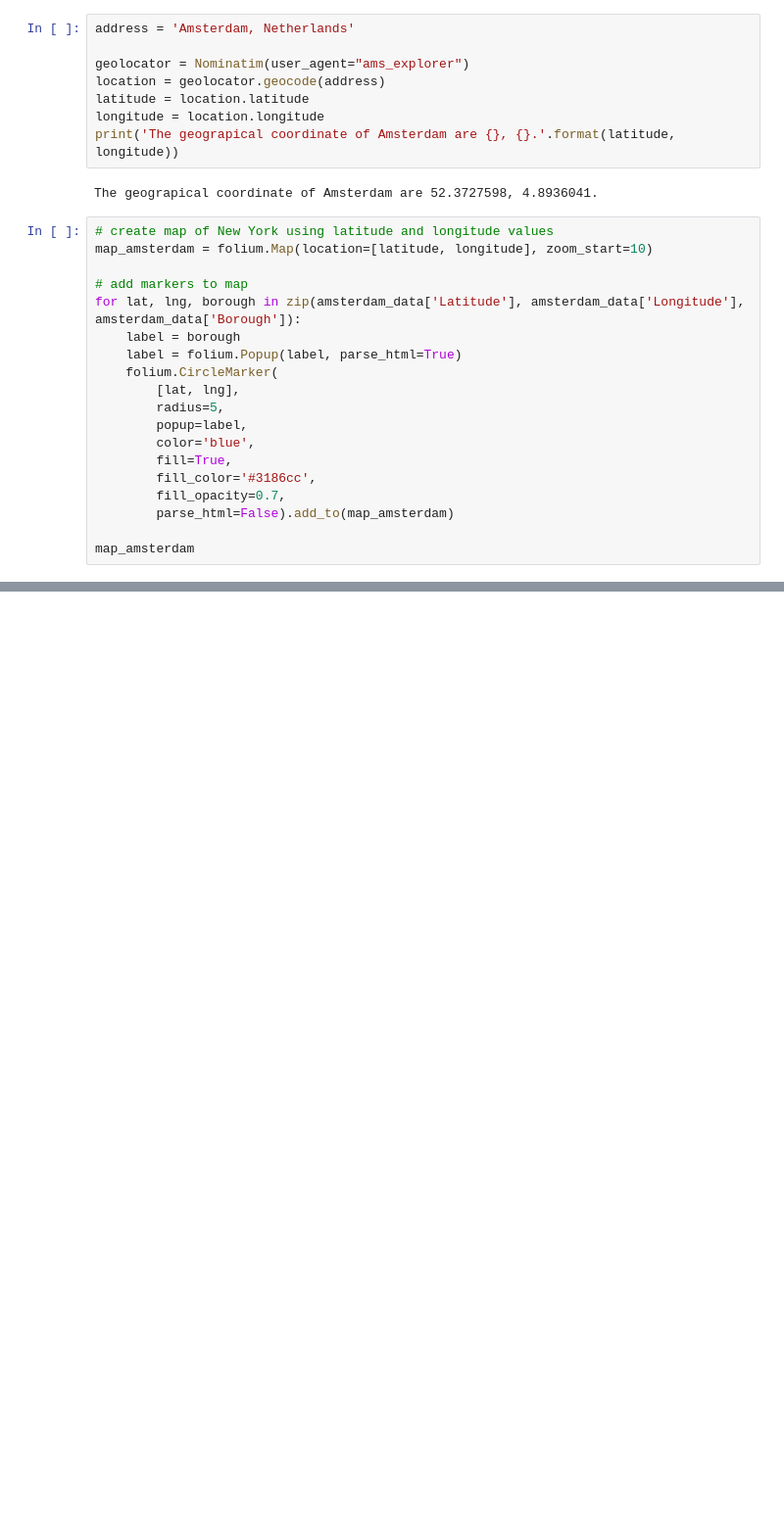
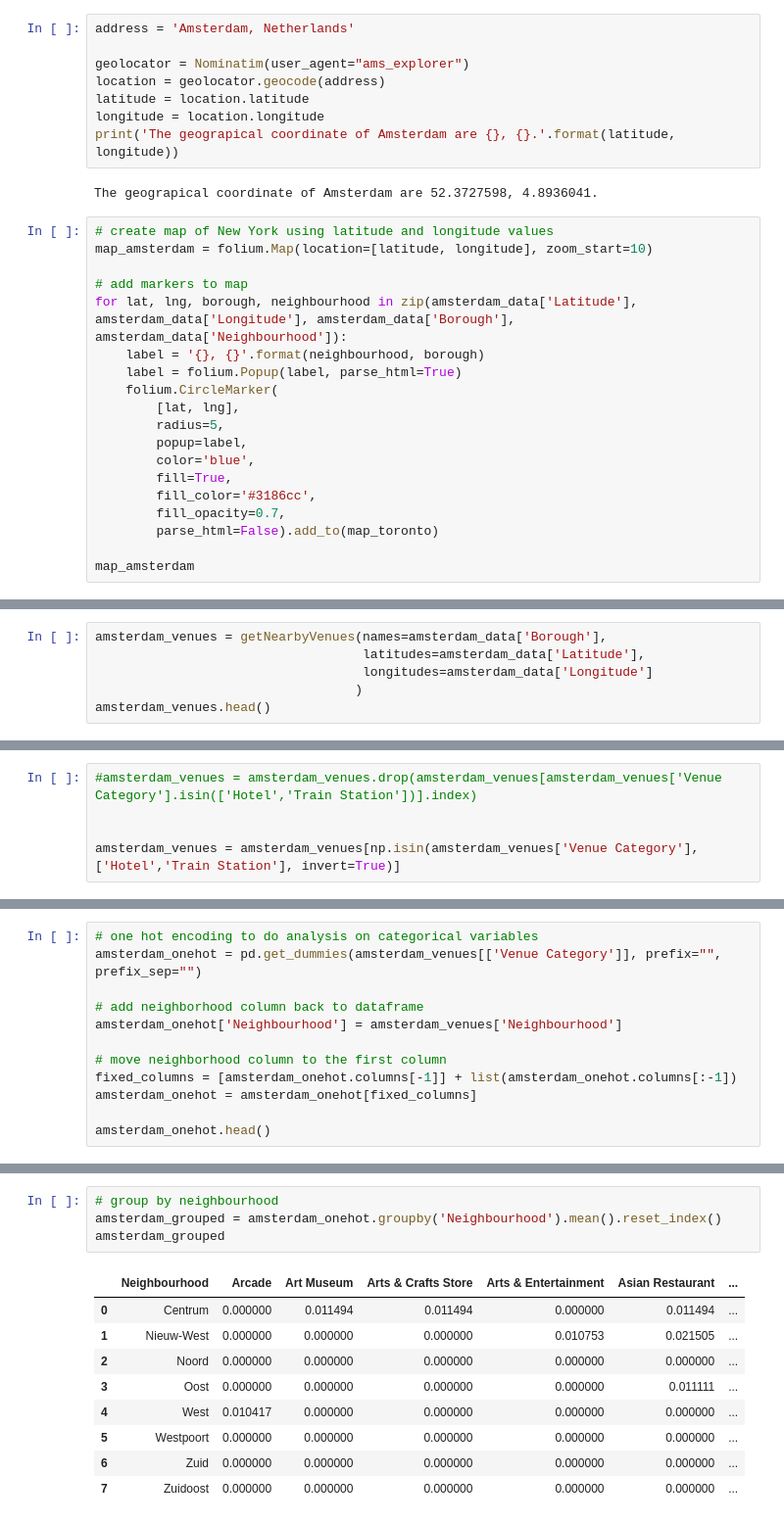
Before and after one commit to dvnooij/Coursera_Capstone, a Jupyter notebook: Capstone project - Report.ipynb, the cells around one changed output, grey strips where cells are left out. Shown: that part at 98% size. Drawn from its saved outputs; the diff is of its cells as text; blank space fills up the shorter version.

```diff
--- a/Capstone project - Report.ipynb
+++ b/Capstone project - Report.ipynb
@@ -55,8 +106,8 @@ The geograpical coordinate of Amsterdam are 52.3727598, 4.8936041.
 map_amsterdam = folium.Map(location=[latitude, longitude], zoom_start=10)
 
 # add markers to map
-for lat, lng, borough in zip(amsterdam_data['Latitude'], amsterdam_data['Longitude'], amsterdam_data['Borough']):
-    label = borough
+for lat, lng, borough, neighbourhood in zip(amsterdam_data['Latitude'], amsterdam_data['Longitude'], amsterdam_data['Borough'], amsterdam_data['Neighbourhood']):
+    label = '{}, {}'.format(neighbourhood, borough)
     label = folium.Popup(label, parse_html=True)
     folium.CircleMarker(
         [lat, lng],
@@ -66,6 +117,6 @@ for lat, lng, borough in zip(amsterdam_data['Latitude'], amsterdam_data['Longitu
         fill=True,
         fill_color='#3186cc',
         fill_opacity=0.7,
-        parse_html=False).add_to(map_amsterdam)
+        parse_html=False).add_to(map_toronto)
 
 map_amsterdam
@@ -71,0 +179,6 @@ map_amsterdam
+# %%
+amsterdam_venues = getNearbyVenues(names=amsterdam_data['Borough'],
+                                   latitudes=amsterdam_data['Latitude'],
+                                   longitudes=amsterdam_data['Longitude']
+                                  )
+amsterdam_venues.head()
@@ -71,0 +219,5 @@ map_amsterdam
+# %%
+#amsterdam_venues = amsterdam_venues.drop(amsterdam_venues[amsterdam_venues['Venue Category'].isin(['Hotel','Train Station'])].index)
+
+
+amsterdam_venues = amsterdam_venues[np.isin(amsterdam_venues['Venue Category'], ['Hotel','Train Station'], invert=True)]
@@ -71,0 +229,12 @@ map_amsterdam
+# %%
+# one hot encoding to do analysis on categorical variables
+amsterdam_onehot = pd.get_dummies(amsterdam_venues[['Venue Category']], prefix="", prefix_sep="")
+
+# add neighborhood column back to dataframe
+amsterdam_onehot['Neighbourhood'] = amsterdam_venues['Neighbourhood']
+
+# move neighborhood column to the first column
+fixed_columns = [amsterdam_onehot.columns[-1]] + list(amsterdam_onehot.columns[:-1])
+amsterdam_onehot = amsterdam_onehot[fixed_columns]
+
+amsterdam_onehot.head()
@@ -71,0 +249,14 @@ map_amsterdam
+# %%
+# group by neighbourhood
+amsterdam_grouped = amsterdam_onehot.groupby('Neighbourhood').mean().reset_index()
+amsterdam_grouped
+# %% [output]
+|  | Neighbourhood | Arcade | Art Museum | Arts & Crafts Store | Arts & Entertainment | Asian Restaurant | ... |
+| 0 | Centrum | 0.000000 | 0.011494 | 0.011494 | 0.000000 | 0.011494 | ... |
+| 1 | Nieuw-West | 0.000000 | 0.000000 | 0.000000 | 0.010753 | 0.021505 | ... |
+| 2 | Noord | 0.000000 | 0.000000 | 0.000000 | 0.000000 | 0.000000 | ... |
+| 3 | Oost | 0.000000 | 0.000000 | 0.000000 | 0.000000 | 0.011111 | ... |
+| 4 | West | 0.010417 | 0.000000 | 0.000000 | 0.000000 | 0.000000 | ... |
+| 5 | Westpoort | 0.000000 | 0.000000 | 0.000000 | 0.000000 | 0.000000 | ... |
+| 6 | Zuid | 0.000000 | 0.000000 | 0.000000 | 0.000000 | 0.000000 | ... |
+| 7 | Zuidoost | 0.000000 | 0.000000 | 0.000000 | 0.000000 | 0.000000 | ... |
```
Also changed, not shown: parts of 16 cells of this notebook.
